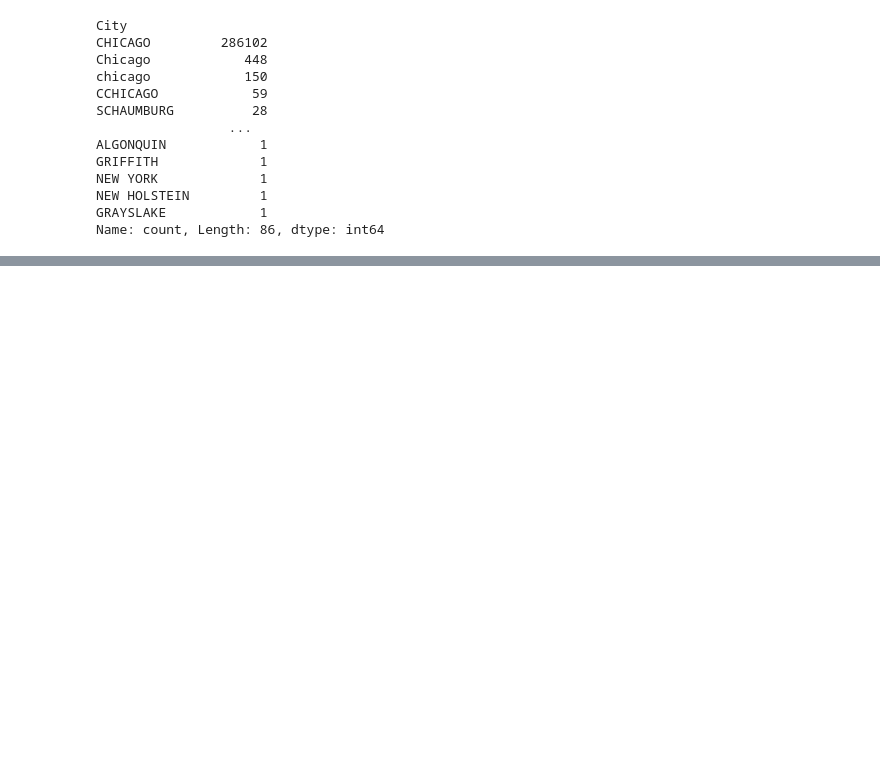
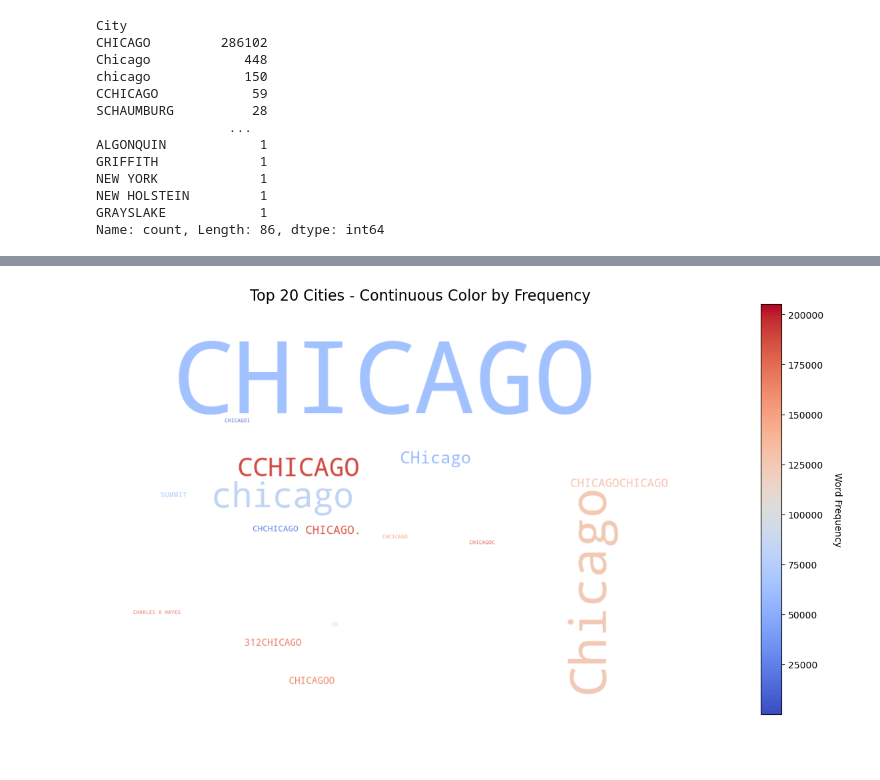
Before and after one commit to piglet12138/-DATA-PREPARATION-FOR-FOOD-INSPECTION, a Jupyter notebook: Typo Analysis-City.ipynb, the cells around one changed output, grey strips where cells are left out. Saved outputs shown, nothing was run; the diff lists cells and outputs as text; code cells hidden in the pictures; blank space fills up the shorter version.

```diff
--- a/Typo Analysis-City.ipynb
+++ b/Typo Analysis-City.ipynb
@@ -136,10 +153,3 @@ NEW YORK             1
 NEW HOLSTEIN         1
 GRAYSLAKE            1
 Name: count, Length: 86, dtype: int64
-# %%
-#Using k-mean, we need to determine silhouette score to determine the cluster to minimze error rate
-df["City"] = df["City"].fillna("")
-
-# Vectorize text (TF-IDF)
-vectorizer = TfidfVectorizer(analyzer="char", ngram_range=(2, 3))
-X = vectorizer.fit_transform(df["City"])
@@ -188,9 +155,0 @@ For n_clusters = 20, inertia = 108.95
-# %%
-# Cluster with K-Means
-n_clusters = 6  # Adjust based on unique cities
-kmeans = KMeans(n_clusters=n_clusters, n_init=10, random_state=42)
-df["Cluster"] = kmeans.fit_predict(X)
-
-# Step 3: Analyze clusters
-cluster_summary = df.groupby("Cluster")["City"].agg(["count", lambda x: list(x.unique())])
-print(cluster_summary)
@@ -344,0 +214,61 @@ dtype: int64
+# %%
+
+# Clean data
+df_clean = df.dropna().astype(str)
+df_clean['City'] = df_clean['City'].str.strip()
+df_clean = df_clean[df_clean['City'] != '']
+
+# Count frequencies and get top 20
+term_counts = Counter(df_clean['City'])
+top_20 = dict(term_counts.most_common(20))
+
+# Create continuous color gradient (blue to red)
+colors = plt.cm.coolwarm(np.linspace(0, 1, 256))
+color_map = mcolors.LinearSegmentedColormap.from_list("coolwarm", colors)
+
+# Normalize frequencies for color mapping
+max_freq = max(top_20.values())
+min_freq = min(top_20.values())
+norm = mcolors.Normalize(vmin=min_freq, vmax=max_freq)
+
+def color_func(word, font_size, position, orientation, **kwargs):
+    freq = top_20[word]
+    # Get RGB color from colormap based on normalized frequency
+    rgba = color_map(norm(freq))
+    return mcolors.rgb2hex(rgba)
+
+# Generate word cloud
+wordcloud = WordCloud(
+    width=1000,
+    height=600,
+    background_color='white',
+    max_words=20,
+    prefer_horizontal=0.9,
+    colormap='coolwarm'  # Built-in continuous colormap
+).generate_from_frequencies(top_20)
+
+# Display
+plt.figure(figsize=(15, 8))
+plt.imshow(wordcloud, interpolation='bilinear')
+plt.axis('off')
+plt.title('Top 20 Cities - Continuous Color by Frequency', pad=20, fontsize=16)
+
+# Add colorbar for reference
+sm = plt.cm.ScalarMappable(cmap='coolwarm', norm=norm)
+sm.set_array([])
+cbar = plt.colorbar(sm, orientation='vertical', pad=0.03)
+cbar.set_label('Word Frequency', rotation=270, labelpad=20)
+
+# Print frequency table with color indicators
+print("\033[1mTOP 20 CITIES BY FREQUENCY:\033[0m")
+for i, (city, count) in enumerate(sorted(top_20.items(), key=lambda x: -x[1]), 1):
+    # Get normalized color value
+    norm_val = norm(count)
+    # Get RGB color
+    rgba = color_map(norm_val)
+    # Convert to ANSI color (approximation)
+    ansi_color = f"\033[38;2;{int(rgba[0]*255)};{int(rgba[1]*255)};{int(rgba[2]*255)}m"
+    print(f"{i:2}. {ansi_color}{city:15}\033[0m: {count} occurrences")
+
+plt.show()
+# %% [output]
@@ -345,2 +292,3 @@ dtype: int64
+[figure, added]
 # %% [markdown]
 ######
```
Also changed, not shown: parts of 12 cells of this notebook.
